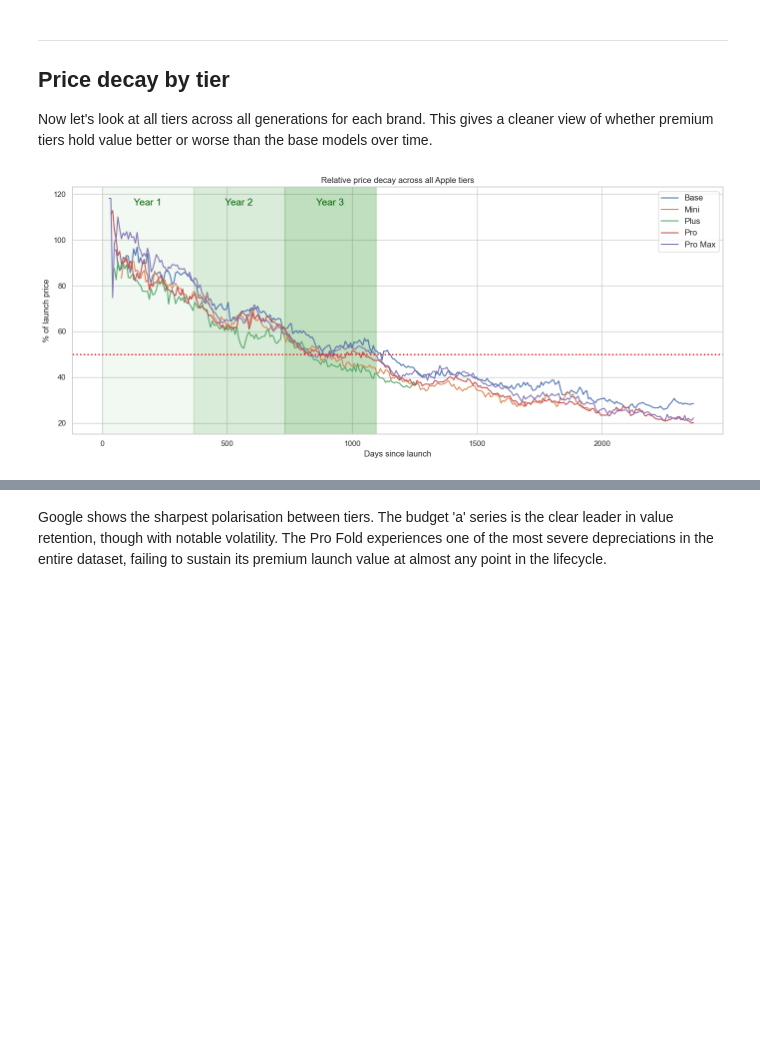
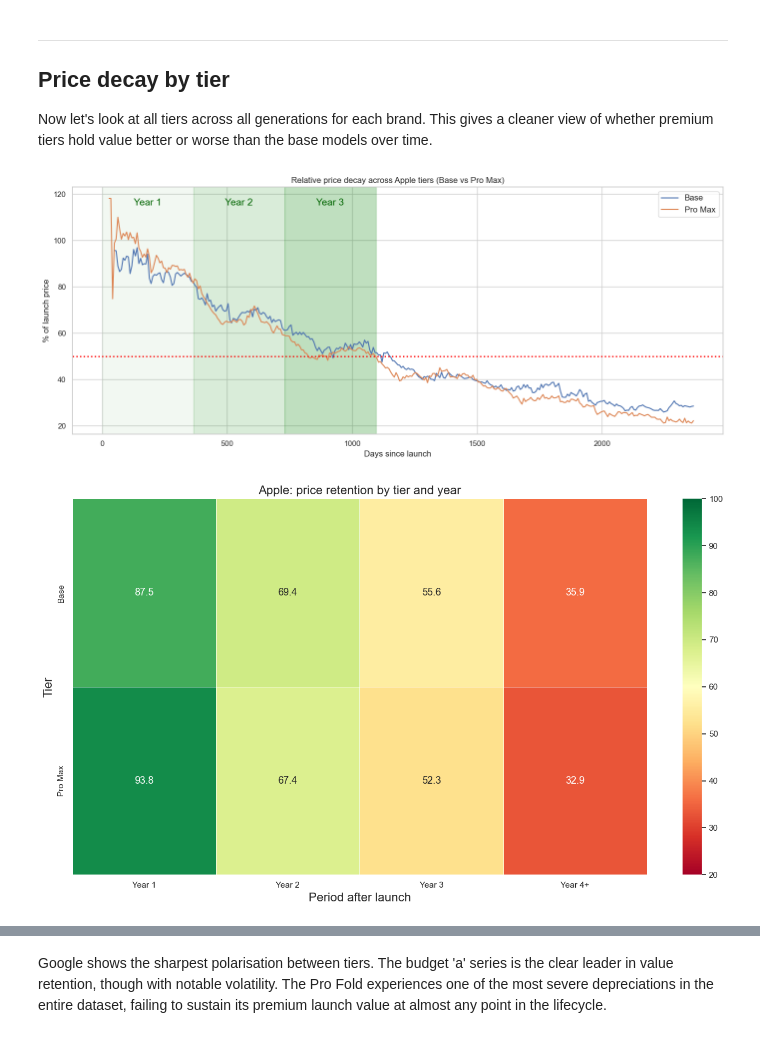
Before and after one commit to ady7ady7/python_agentic_learning, a Jupyter notebook: project1_phones_sales_analytics/notebooks/08_final_project_sns.ipynb, the cells around one changed output, grey strips where cells are left out. Cells and saved outputs as stored; diff of their text form; code cells hidden in the pictures; blank space fills up the shorter version.

```diff
--- a/project1_phones_sales_analytics/notebooks/08_final_project_sns.ipynb
+++ b/project1_phones_sales_analytics/notebooks/08_final_project_sns.ipynb
@@ -593,23 +585,39 @@ The Pro Max consistently holds value best at almost every stage of the lifecycle
 Now let's look at all tiers across all generations for each brand. This gives a cleaner view of whether premium tiers hold value better or worse than the base models over time.
 # %%
 all_brands_tier_df = df.groupby(['brand', 'tier', 'days_rounded'])['price_pct_of_launch'].mean().reset_index()
-apple_tier_df = all_brands_tier_df[all_brands_tier_df['brand'] == 'Apple']
+apple_tier_df = all_brands_tier_df[(all_brands_tier_df['brand'] == 'Apple')
+                                   & (all_brands_tier_df['tier'].isin(['Base', 'Pro Max']))]
 
 plt.subplots(figsize=(14, 6))
 sns.lineplot(apple_tier_df, x='days_rounded', y='price_pct_of_launch', hue='tier')
 plt.axhline(50, color='red', linestyle='dotted', linewidth=2)
-plt.title('Relative price decay across all Apple tiers')
+plt.title('Relative price decay across Apple tiers (Base vs Pro Max)')
 plt.xlabel('Days since launch')
 plt.ylabel('% of launch price')
 plt.legend(loc='upper right', fontsize=12)
 plt.tight_layout()
 plt.axvspan(0, 365, alpha=0.05, color='green')
 plt.axvspan(365, 730, alpha=0.15, color='green')
 plt.axvspan(730, 1095, alpha=0.25, color='green')
 plt.text(182, 115, 'Year 1', fontsize=14, color='darkgreen', ha='center')
 plt.text(547, 115, 'Year 2', fontsize=14, color='darkgreen', ha='center')
 plt.text(912, 115, 'Year 3', fontsize=14, color='darkgreen', ha='center')
 plt.show()
+
+
+apple_tier_df['year'] = pd.cut(apple_tier_df['days_rounded'],
+    bins=[0, 365, 730, 1095, 9999], labels=['Year 1', 'Year 2', 'Year 3', 'Year 4+'])
+apple_heat_df = apple_tier_df.groupby(['tier', 'year'], observed=True)['price_pct_of_launch'].mean().round(1).unstack()
+
+fig, ax = plt.subplots(figsize=(14, 8))
+sns.heatmap(apple_heat_df, annot=True, fmt='.1f', cmap='RdYlGn', vmin=20, vmax=100,
+    linewidths=0.5, ax=ax, annot_kws={'size': 13})
+ax.set_title('Apple: price retention by tier and year', fontsize = 16)
+ax.set_xlabel('Period after launch', fontsize = 16)
+ax.set_ylabel('Tier', fontsize = 16)
+plt.tight_layout()
+plt.show()
 # %% [output]
-[figure, old version]
+[figure, new version]
+[figure, added]
 # %% [markdown]
```
Also changed, not shown: parts of 19 cells of this notebook, 3 other files.
